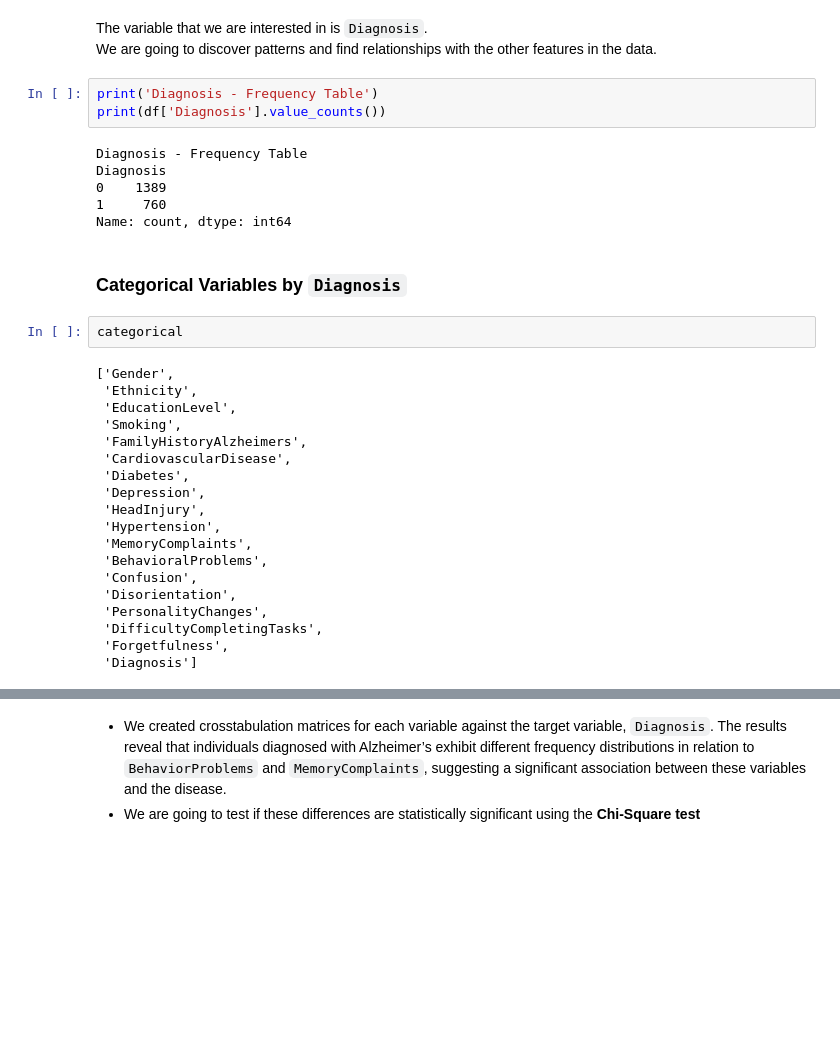
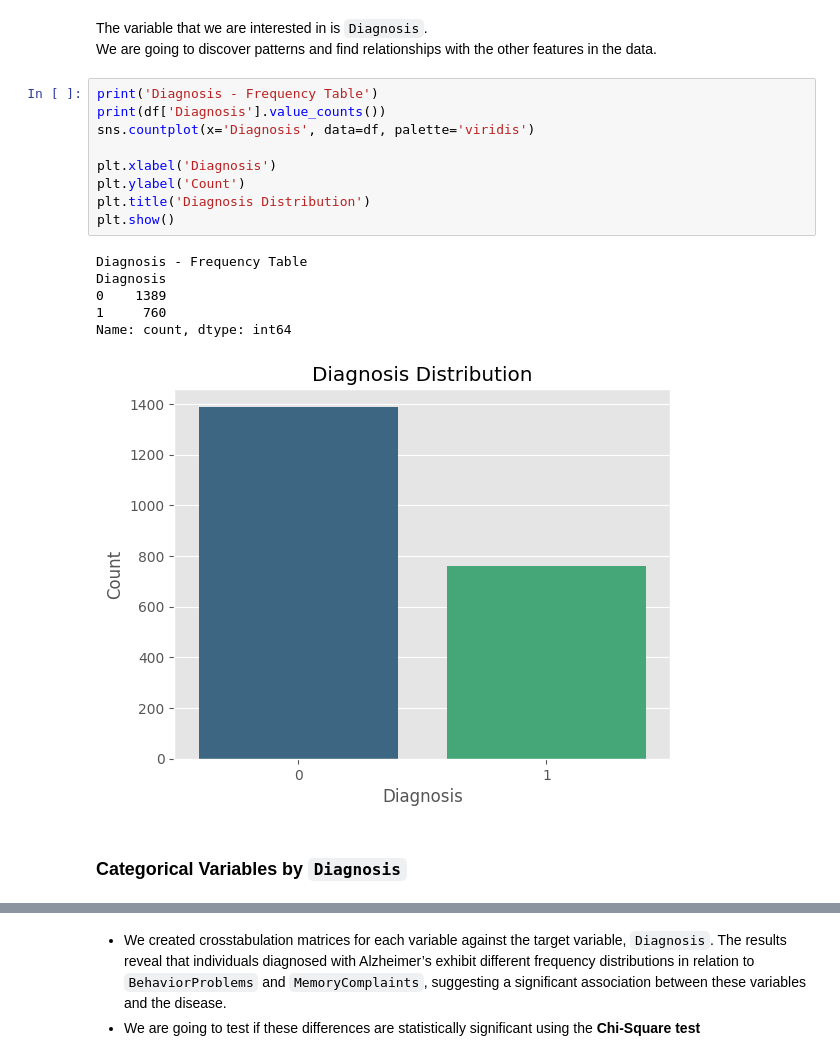
Before and after one commit to leonemma/Alzheimer-s-Disease-Analysis, a Jupyter notebook: alzheimer-s-disease-statistical-analysis.ipynb, the cells around one changed output, grey strips where cells are left out. Saved outputs shown, nothing was run; the diff lists cells and outputs as text; blank space fills up the shorter version.

Commit message:
Kaggle Notebook | Alzheimer's Disease Statistical Analysis | Version 3

```diff
--- a/alzheimer-s-disease-statistical-analysis.ipynb
+++ b/alzheimer-s-disease-statistical-analysis.ipynb
@@ -187,36 +186,22 @@ plt.show()
 # %% [markdown]
 The variable that we are interested in is `Diagnosis`.
 We are going to discover patterns and find relationships with the other features in the data.
-# %%
-print('Diagnosis - Frequency Table')
-print(df['Diagnosis'].value_counts())
-# %% [output]
-Diagnosis - Frequency Table
-Diagnosis
-0    1389
-1     760
-Name: count, dtype: int64
+# %%
+print('Diagnosis - Frequency Table')
+print(df['Diagnosis'].value_counts())
+sns.countplot(x='Diagnosis', data=df, palette='viridis')
+
+plt.xlabel('Diagnosis')
+plt.ylabel('Count')
+plt.title('Diagnosis Distribution')
+plt.show()
+# %% [output]
+Diagnosis - Frequency Table
+Diagnosis
+0    1389
+1     760
+Name: count, dtype: int64
+[figure, added]
 # %% [markdown]
 ### Categorical Variables by `Diagnosis`
-# %%
-categorical
-# %% [output]
-['Gender',
- 'Ethnicity',
- 'EducationLevel',
- 'Smoking',
- 'FamilyHistoryAlzheimers',
- 'CardiovascularDisease',
- 'Diabetes',
- 'Depression',
- 'HeadInjury',
- 'Hypertension',
- 'MemoryComplaints',
- 'BehavioralProblems',
- 'Confusion',
- 'Disorientation',
- 'PersonalityChanges',
- 'DifficultyCompletingTasks',
- 'Forgetfulness',
- 'Diagnosis']
 # %%
```
Also changed, not shown: parts of 22 cells of this notebook.
